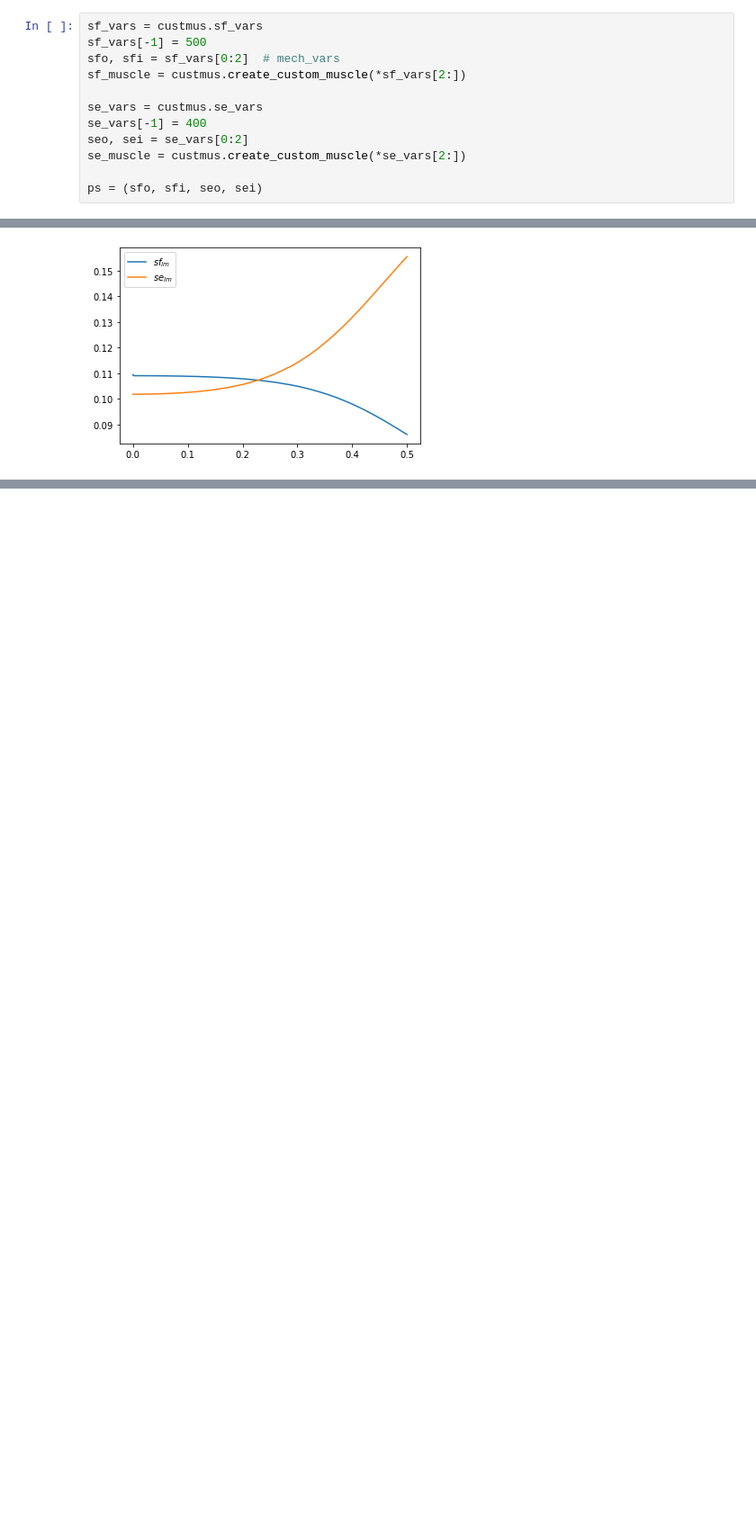
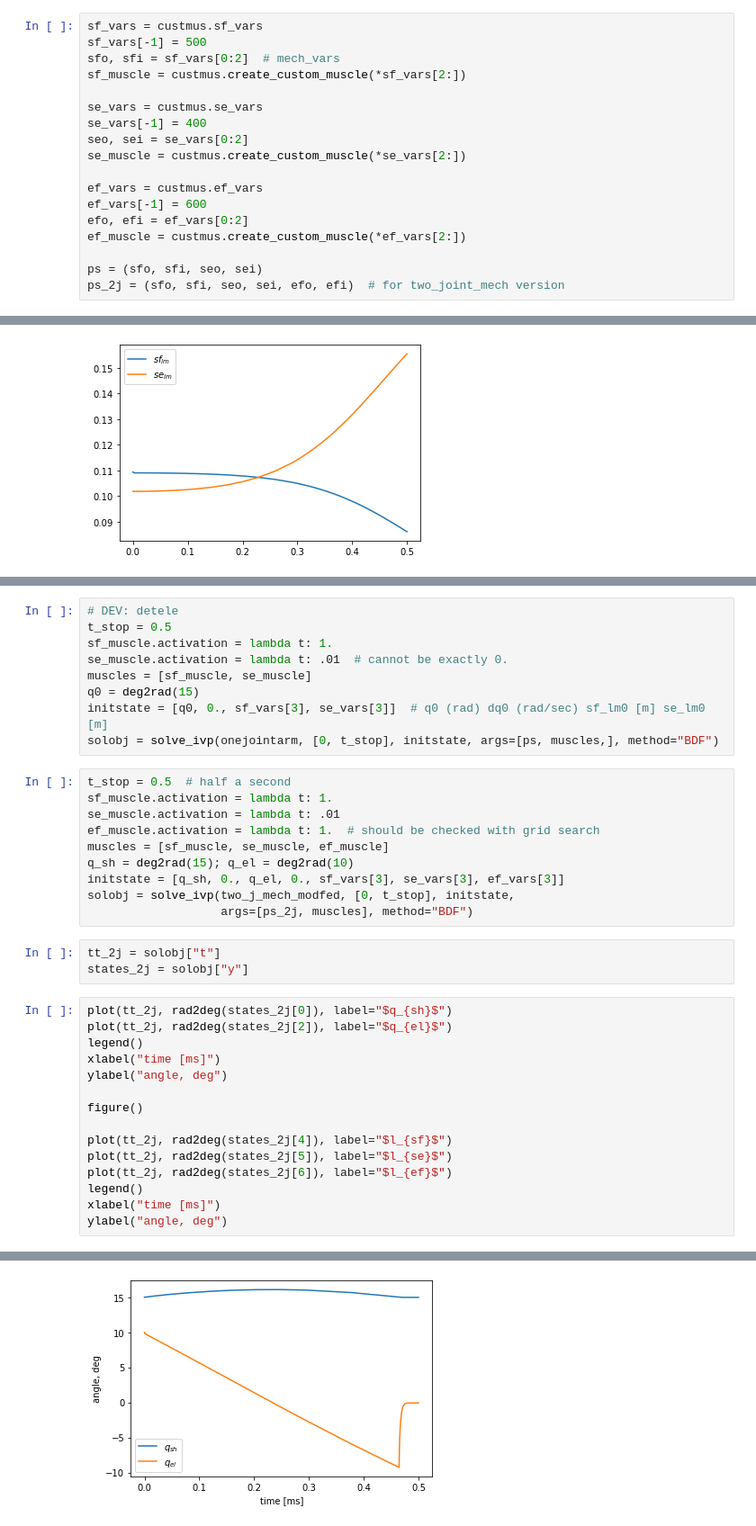
Before and after one commit to shcecter/twojoints, a Jupyter notebook: two_joints.ipynb, the cells around one changed output, grey strips where cells are left out. Shown at 90% size. Cells and saved outputs as stored; diff of their text form; blank space fills up the shorter version.

Commit message:
add: test version of two joint simulation

```diff
--- a/two_joints.ipynb
+++ b/two_joints.ipynb
@@ -20,7 +20,13 @@ se_vars[-1] = 400
 seo, sei = se_vars[0:2]
 se_muscle = custmus.create_custom_muscle(*se_vars[2:])
 
+ef_vars = custmus.ef_vars
+ef_vars[-1] = 600
+efo, efi = ef_vars[0:2]
+ef_muscle = custmus.create_custom_muscle(*ef_vars[2:])
+
 ps = (sfo, sfi, seo, sei)
+ps_2j = (sfo, sfi, seo, sei, efo, efi)  # for two_joint_mech version
 # %% [output]
 The states were successfully loaded and are stored in the variable S.
 The parameters were successfully loaded and are stored in the variable P.
@@ -92,0 +107,38 @@ legend()
+# %%
+# DEV: detele
+t_stop = 0.5
+sf_muscle.activation = lambda t: 1.
+se_muscle.activation = lambda t: .01  # cannot be exactly 0.
+muscles = [sf_muscle, se_muscle]
+q0 = deg2rad(15)
+initstate = [q0, 0., sf_vars[3], se_vars[3]]  # q0 (rad) dq0 (rad/sec) sf_lm0 [m] se_lm0 [m]
+solobj = solve_ivp(onejointarm, [0, t_stop], initstate, args=[ps, muscles,], method="BDF")
+# %%
+t_stop = 0.5  # half a second
+sf_muscle.activation = lambda t: 1.
+se_muscle.activation = lambda t: .01
+ef_muscle.activation = lambda t: 1.  # should be checked with grid search
+muscles = [sf_muscle, se_muscle, ef_muscle]
+q_sh = deg2rad(15); q_el = deg2rad(10)
+initstate = [q_sh, 0., q_el, 0., sf_vars[3], se_vars[3], ef_vars[3]]
+solobj = solve_ivp(two_j_mech_modfed, [0, t_stop], initstate,
+                   args=[ps_2j, muscles], method="BDF")
+# %%
+tt_2j = solobj["t"]
+states_2j = solobj["y"]
+# %%
+plot(tt_2j, rad2deg(states_2j[0]), label="$q_{sh}$")
+plot(tt_2j, rad2deg(states_2j[2]), label="$q_{el}$")
+legend()
+xlabel("time [ms]")
+ylabel("angle, deg")
+
+figure()
+
+plot(tt_2j, rad2deg(states_2j[4]), label="$l_{sf}$")
+plot(tt_2j, rad2deg(states_2j[5]), label="$l_{se}$")
+plot(tt_2j, rad2deg(states_2j[6]), label="$l_{ef}$")
+legend()
+xlabel("time [ms]")
+ylabel("angle, deg")
+# %% [output]
@@ -92,0 +146 @@ legend()
+[figure, added]
```
Also changed, not shown: parts of 5 cells of this notebook, 1 other file.
